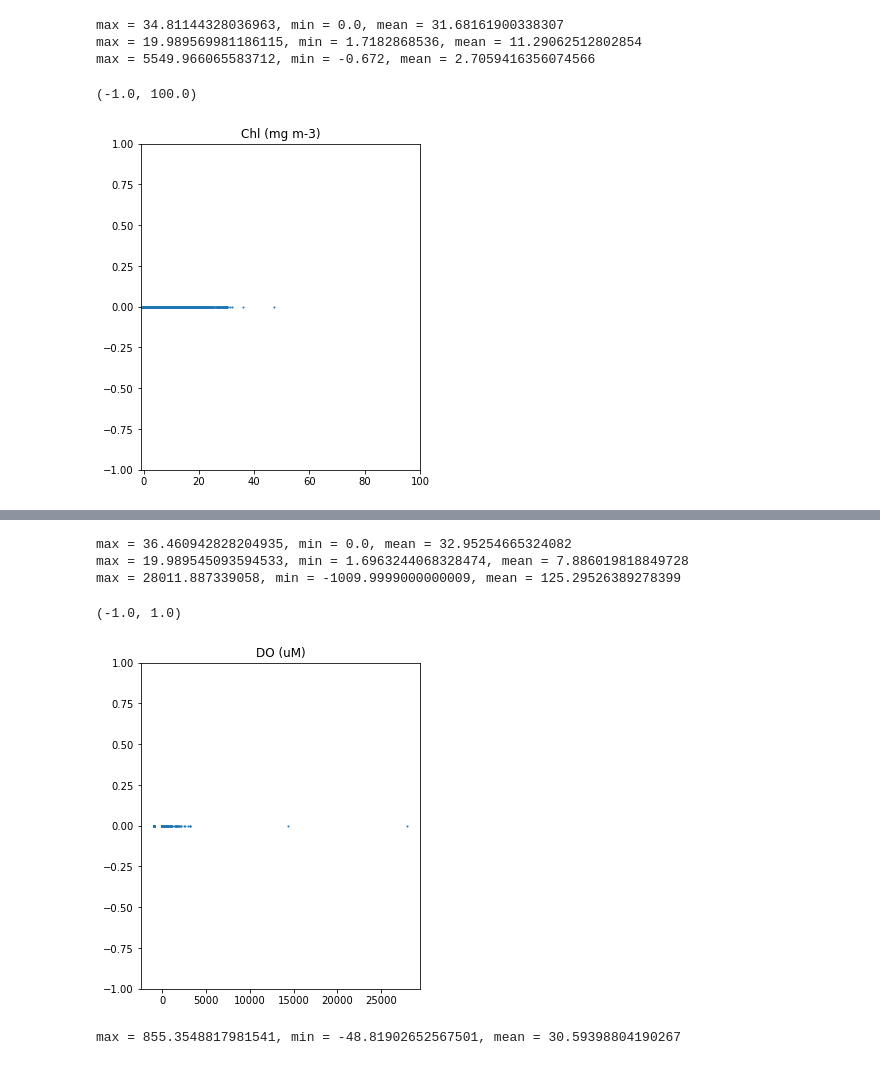
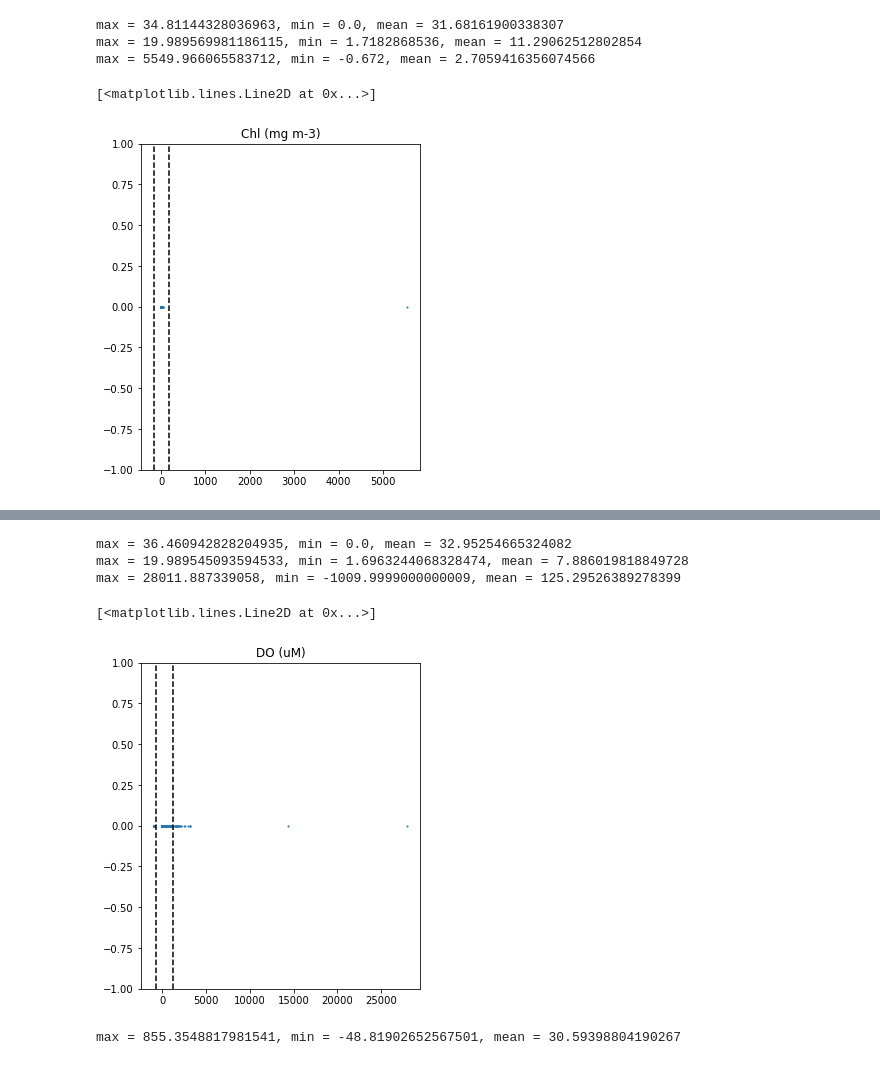
Before and after one commit to UBC-MOAD/analysis-becca, a Jupyter notebook: LiveOcean/tracers/myobs.ipynb, the cells around one changed output, grey strips where cells are left out. Saved outputs shown, nothing was run; the diff lists cells and outputs as text; code cells hidden in the pictures.

Commit message:
qaqc based on stdev

```diff
--- a/LiveOcean/tracers/myobs.ipynb
+++ b/LiveOcean/tracers/myobs.ipynb
@@ -378,13 +398,17 @@ max = 5549.966065583712, min = -0.672, mean = 2.7059416356074566
 # %%
 # something seems wrong with chlorophyll
 # lets see if there are any clear anomalies
+test = 'Chl (mg m-3)'
 fig, ax = plt.subplots(1,1, figsize = (5, 6))
-ax.scatter(temp['Chl (mg m-3)'],temp['depth (m)'], s=1, label='Chl (mg m-3)')
+ax.scatter(temp[test],temp['depth (m)'], s=1, label=test)
 
-ax.set_title('Chl (mg m-3)')
+ax.set_title(test)
 
 ax.set_ylim([-1,1])
-ax.set_xlim([-1,100])
+
+l, r, _ = _stdev(temp, test)
+ax.plot([l,l],[-1,1],'k--')
+ax.plot([r,r],[-1,1],'k--')
 # %% [output]
-(-1.0, 100.0)
+[<matplotlib.lines.Line2D at 0x...>]
-[figure, old version]
+[figure, new version]
@@ -435,14 +458,19 @@ max = 36.460942828204935, min = 0.0, mean = 32.95254665324082
 max = 19.989545093594533, min = 1.6963244068328474, mean = 7.886019818849728
 max = 28011.887339058, min = -1009.9999000000009, mean = 125.29526389278399
 # %%
-# something seems wrong with DO
 # lets see if there are any clear anomalies
+test = 'DO (uM)'
 fig, ax = plt.subplots(1,1, figsize = (5, 6))
-ax.scatter(temp['DO (uM)'],temp['depth (m)'], s=1, label='DO (uM)')
+ax.scatter(temp[test],temp['depth (m)'], s=1, label=test)
 
-ax.set_title('DO (uM)')
+ax.set_title(test)
 
-ax.set_ylim([-1, 1])
+ax.set_ylim([-1,1])
+# ax.set_xlim([0,5000])
+
+l, r, _ = _stdev(temp, test)
+ax.plot([l,l],[-1,1],'k--')
+ax.plot([r,r],[-1,1],'k--')
 # %% [output]
-(-1.0, 1.0)
+[<matplotlib.lines.Line2D at 0x...>]
-[figure, old version]
+[figure, new version]
```
Also changed, not shown: parts of 66 cells of this notebook.
